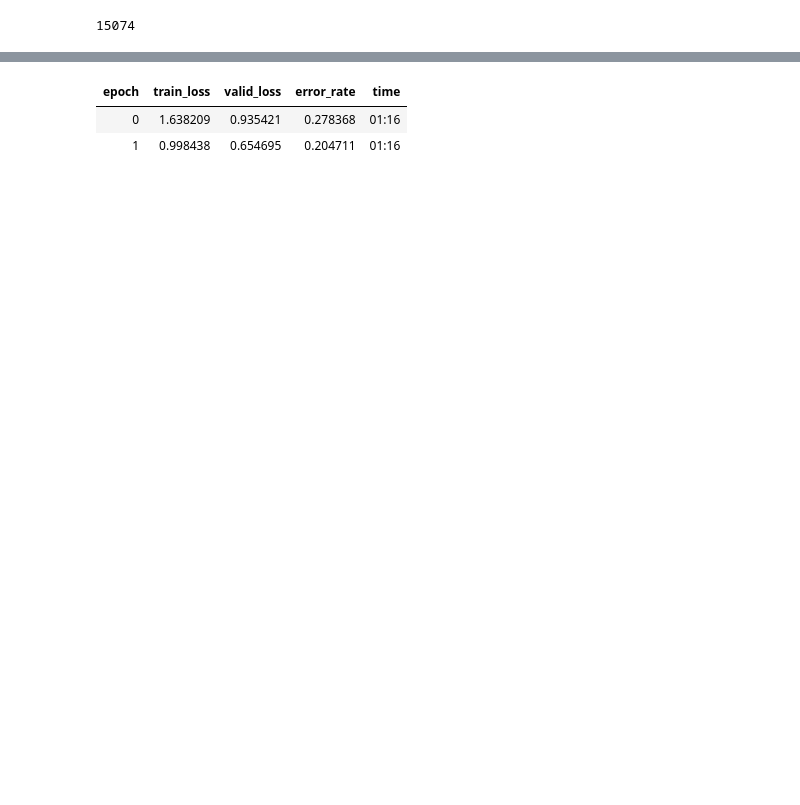
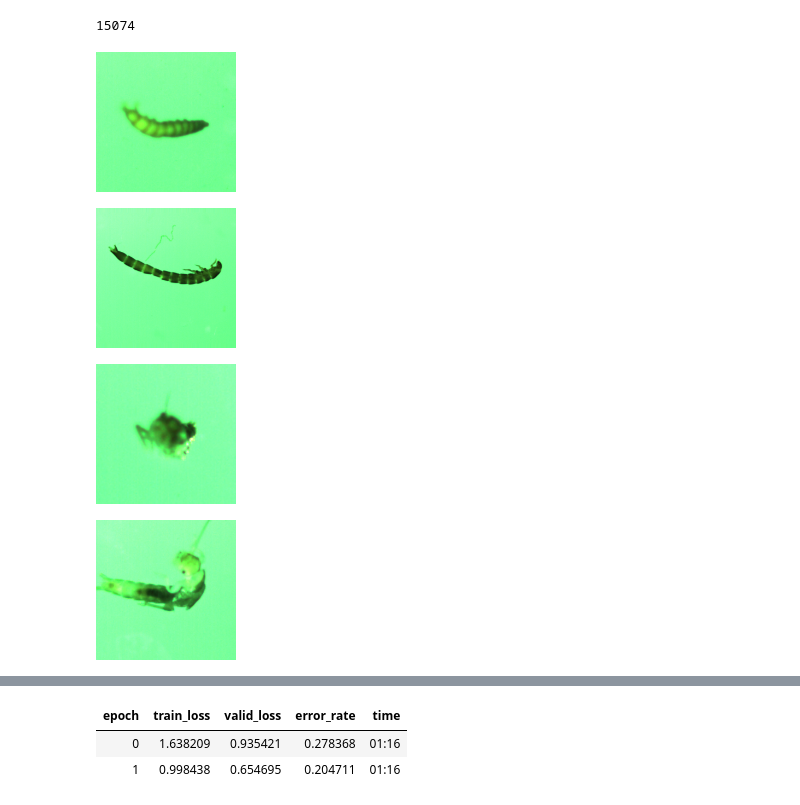
Before and after one commit to KennethTM/macro_inv_id, a Jupyter notebook: finland_data.ipynb, the cells around one changed output, grey strips where cells are left out. Drawn from its saved outputs; the diff is of its cells as text; code cells hidden in the pictures; blank space fills up the shorter version.

```diff
--- a/finland_data.ipynb
+++ b/finland_data.ipynb
@@ -9,6 +9,20 @@ files = get_image_files(data_dir)
 len(files)
 # %% [output]
 15074
+# %%
+from IPython.display import Image
+from IPython.display import display
+
+random_imgs = random.choices(files, k=4)
+
+imgs_list = [Image(i, width = 140) for i in random_imgs]
+
+display(*imgs_list)
+# %% [output]
+[figure, added]
+[figure, added]
+[figure, added]
+[figure, added]
 # %%
 dataloaders = ImageDataLoaders.from_folder(path=data_dir,
                                            valid_pct=0.2,
```
Also changed, not shown: parts of 21 cells of this notebook, 5 other files.
